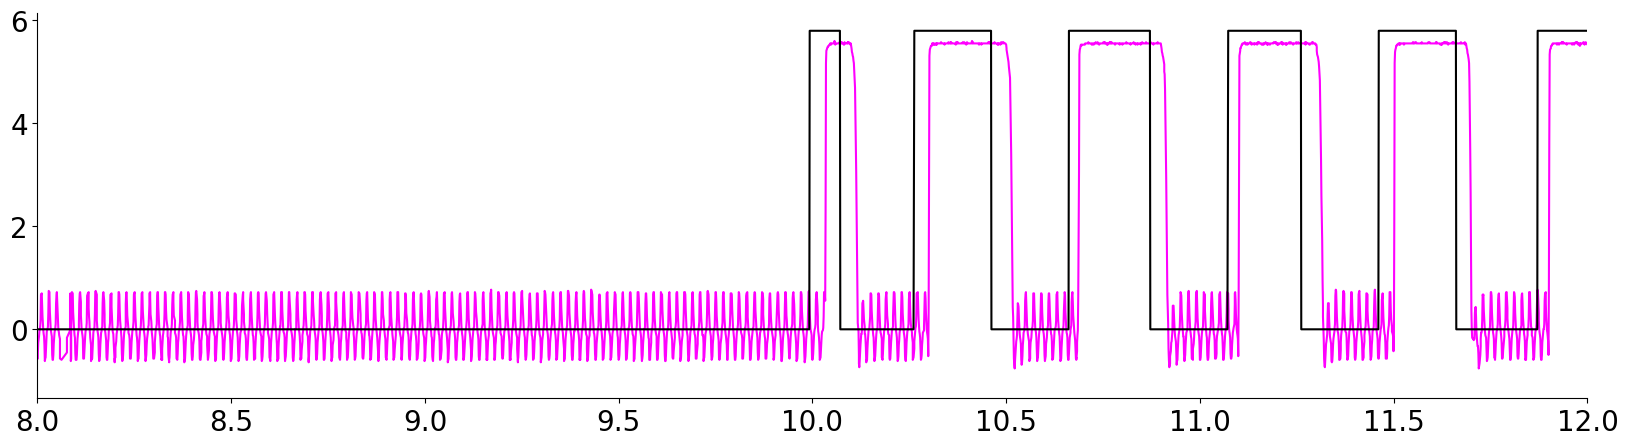
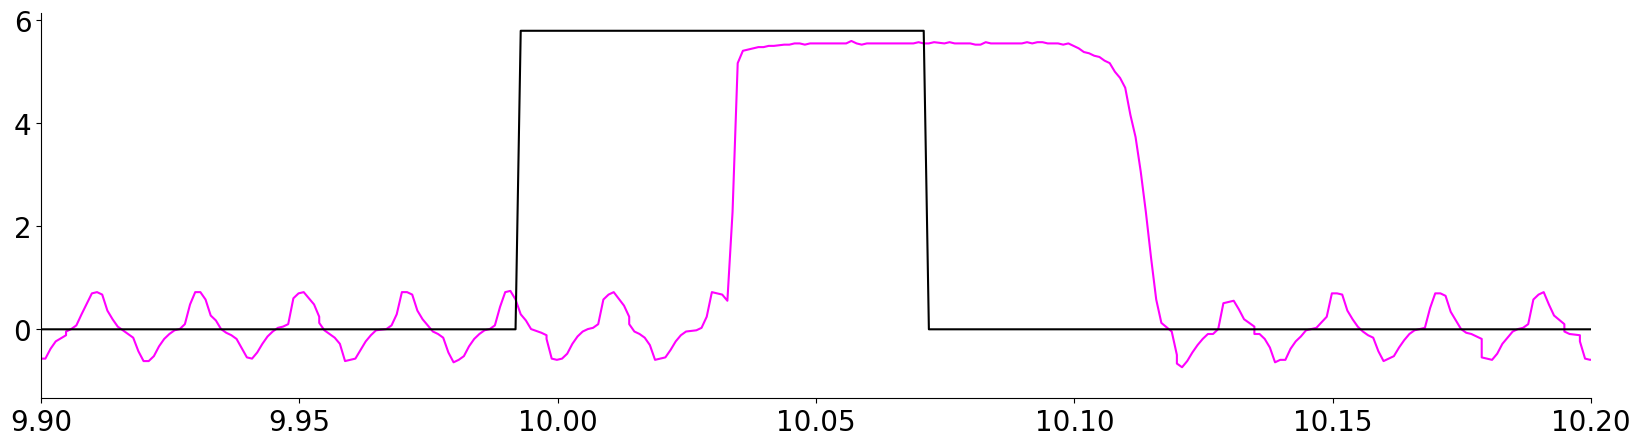
The notebook cell's code change between the first figure and the second:
--- before
+++ after
@@ -7,4 +7,5 @@
 plt.plot(df.time_stamp, df.photodiode_raw_scaled,c="magenta")
 plt.plot(df.time_stamp,  df.signal_read*5.8, c="black")
-plt.xlim(8,12)
+get_latency(df)
+plt.xlim(9.9,10.2)
 plt.savefig(figure_save_path + "signal.svg")

Commit: added latency annotations over traces